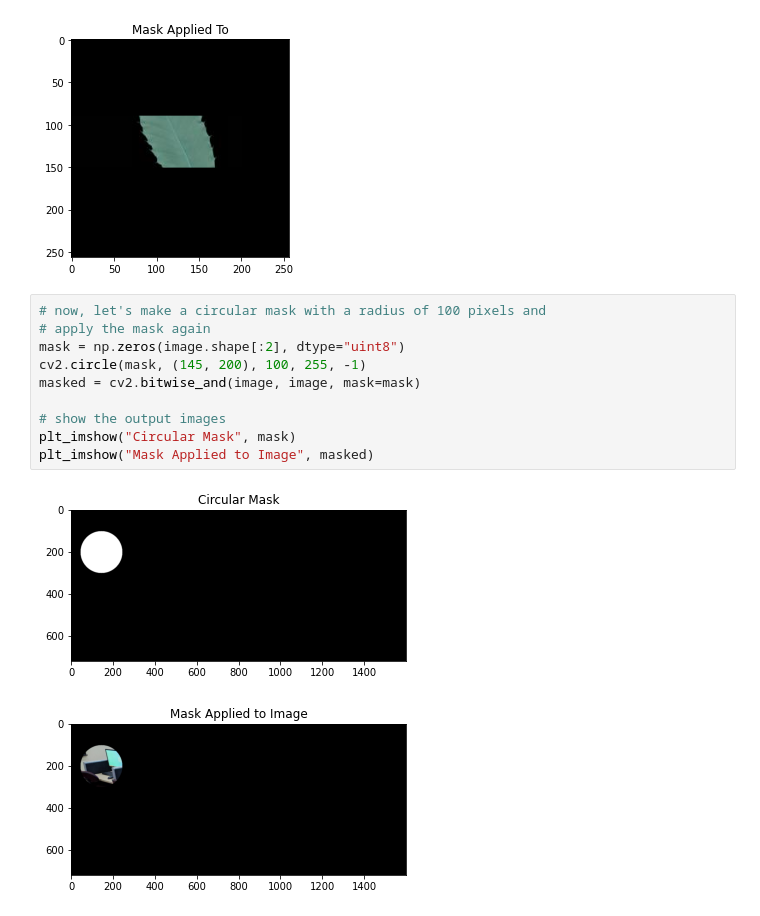
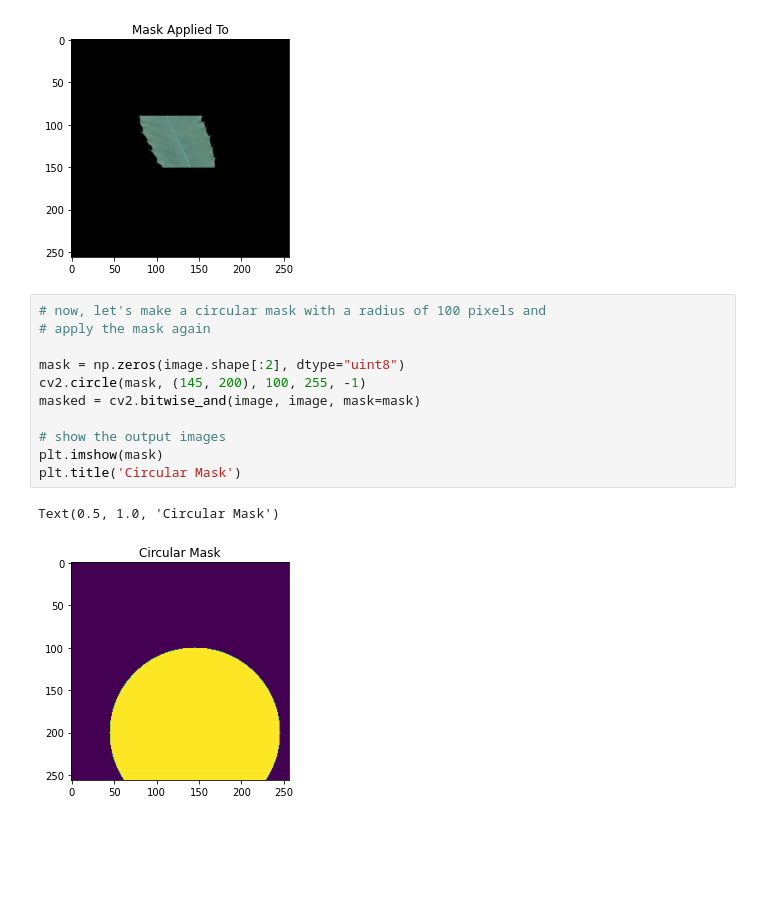
Before and after one commit to AisahAlfiyatusR/Image_Retrieval, a Jupyter notebook: opencv_basic/masking.ipynb, the cells around one changed output. Saved outputs shown, nothing was run; the diff lists cells and outputs as text; blank space fills up the shorter version.

```diff
--- a/opencv_basic/masking.ipynb
+++ b/opencv_basic/masking.ipynb
@@ -50,13 +50,14 @@ Text(0.5, 1.0, 'Mask Applied To')
 # %%
 # now, let's make a circular mask with a radius of 100 pixels and
 # apply the mask again
+
 mask = np.zeros(image.shape[:2], dtype="uint8")
 cv2.circle(mask, (145, 200), 100, 255, -1)
 masked = cv2.bitwise_and(image, image, mask=mask)
 
 # show the output images
-plt_imshow("Circular Mask", mask)
-plt_imshow("Mask Applied to Image", masked)
+plt.imshow(mask)
+plt.title('Circular Mask')
 # %% [output]
+Text(0.5, 1.0, 'Circular Mask')
-[figure, old version]
+[figure, new version]
-[figure, removed]
```
Also changed, not shown: parts of 1 cell of this notebook.
